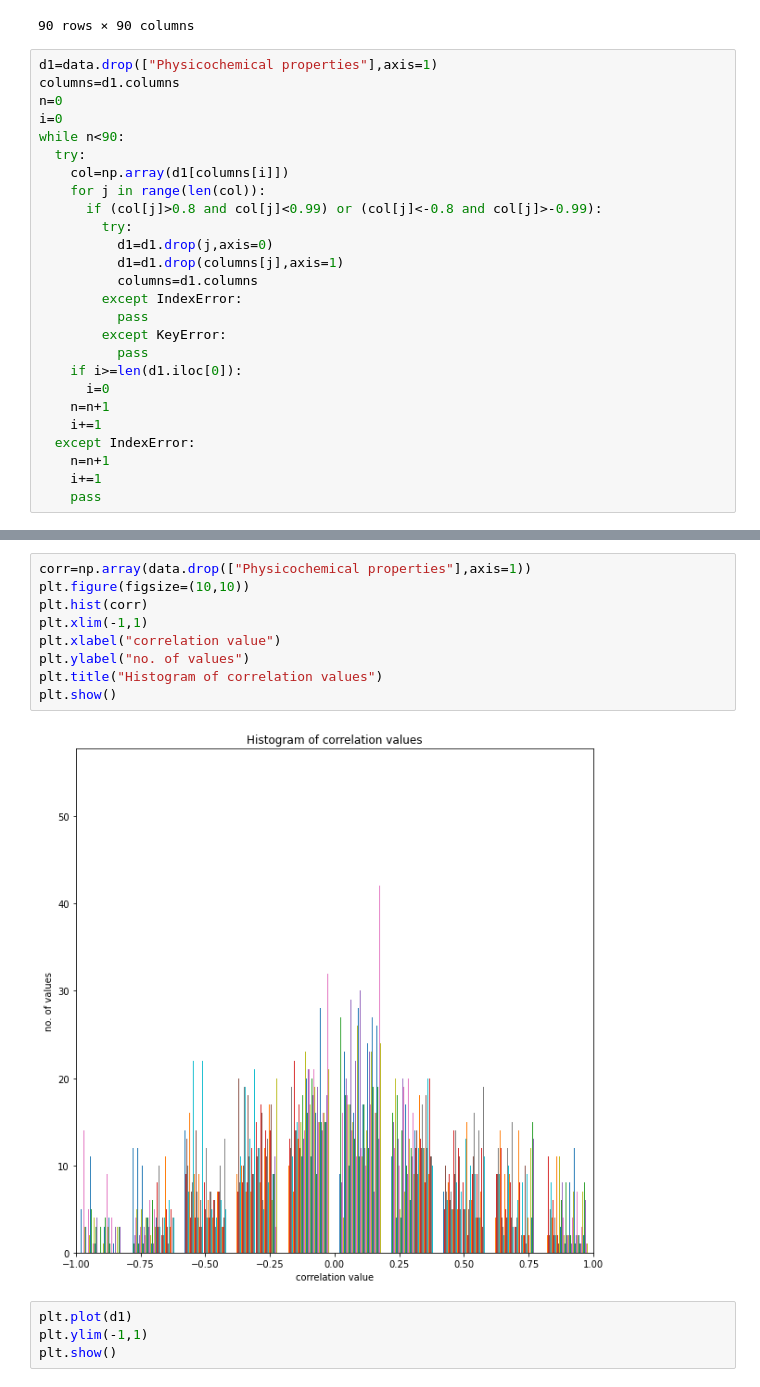
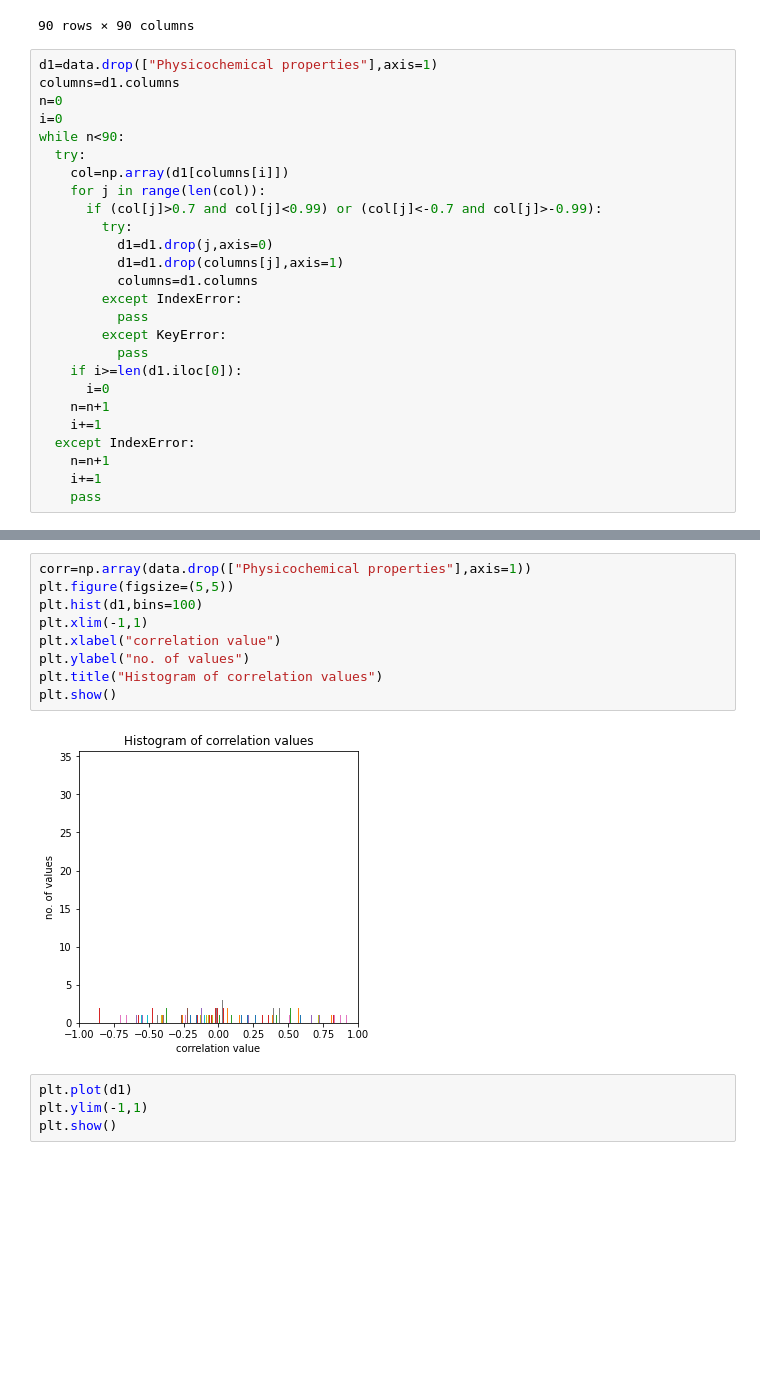
Before and after one commit to Dinesh-Adhithya-H/Bioinformatics, a Jupyter notebook: Dropping_columns.ipynb, the cells around one changed output, grey strips where cells are left out. Drawn from its saved outputs; the diff is of its cells as text; blank space fills up the shorter version.

```diff
--- a/Dropping_columns.ipynb
+++ b/Dropping_columns.ipynb
@@ -67,7 +67,7 @@ while n<90:
   try:
     col=np.array(d1[columns[i]])
     for j in range(len(col)):
-      if (col[j]>0.8 and col[j]<0.99) or (col[j]<-0.8 and col[j]>-0.99):
+      if (col[j]>0.7 and col[j]<0.99) or (col[j]<-0.7 and col[j]>-0.99):
         try:
           d1=d1.drop(j,axis=0)
           d1=d1.drop(columns[j],axis=1)
@@ -95,14 +111,14 @@ len(d1.columns)
 # %%
 corr=np.array(data.drop(["Physicochemical properties"],axis=1))
-plt.figure(figsize=(10,10))
-plt.hist(corr)
+plt.figure(figsize=(5,5))
+plt.hist(d1,bins=100)
 plt.xlim(-1,1)
 plt.xlabel("correlation value")
 plt.ylabel("no. of values")
 plt.title("Histogram of correlation values")
 plt.show()
 # %% [output]
-[figure, old version]
+[figure, new version]
 # %%
 plt.plot(d1)
 plt.ylim(-1,1)
```
Also changed, not shown: parts of 4 cells of this notebook.
